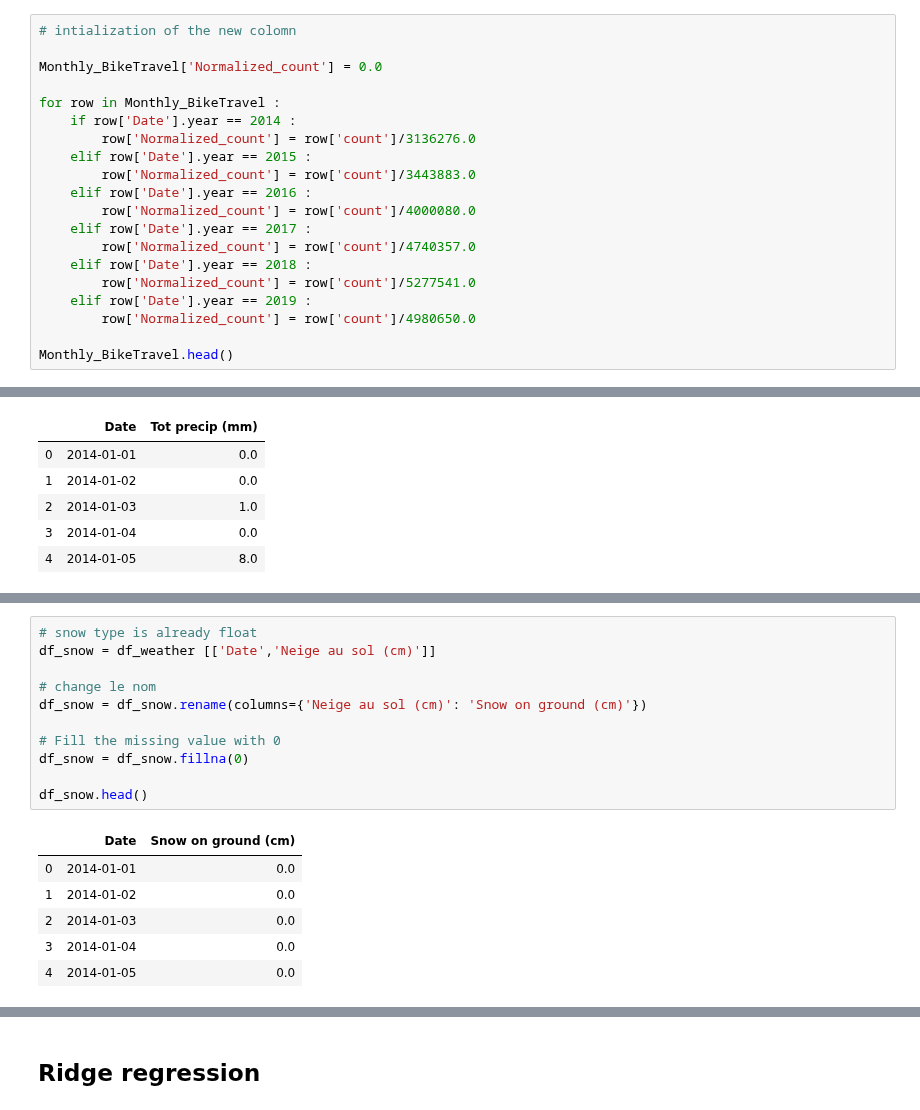
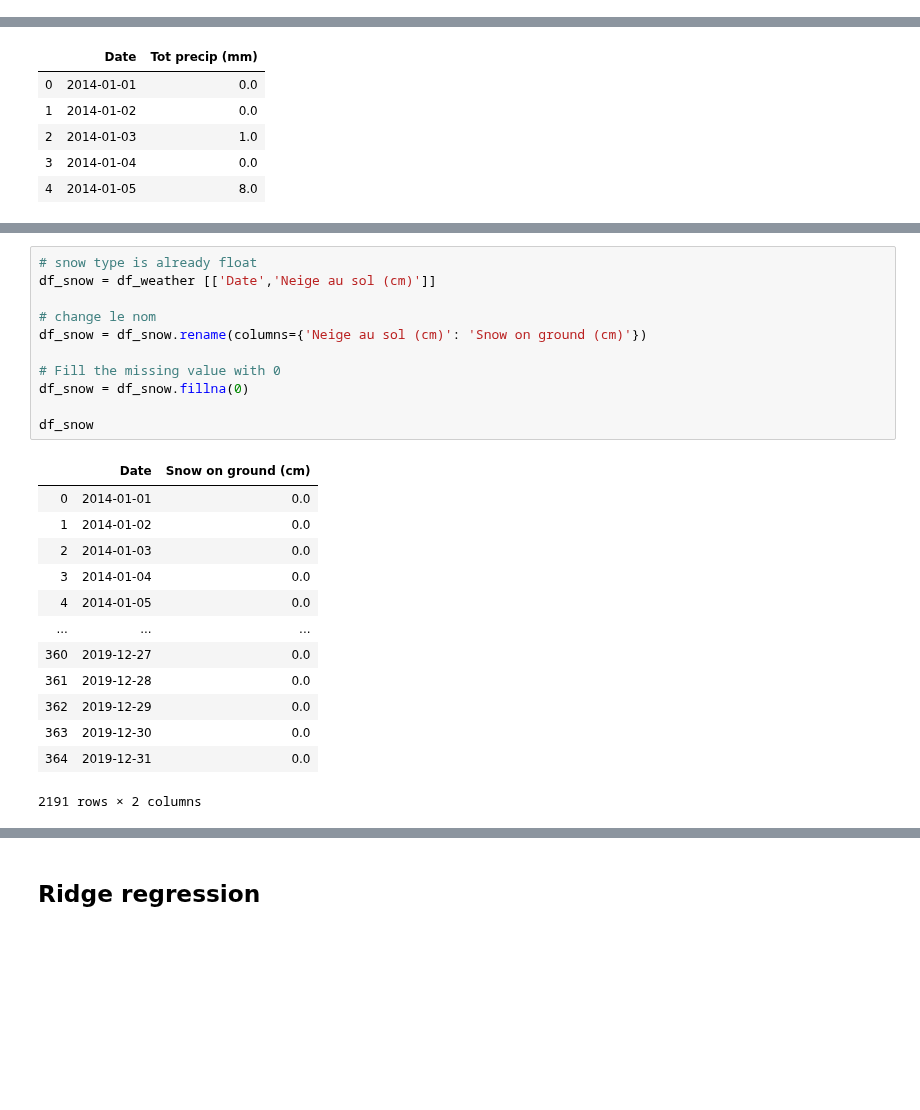
Before and after one commit to daviskia/ada-project-deep-penguin, a Jupyter notebook: Weather.ipynb, the cells around one changed output, grey strips where cells are left out. Saved outputs shown, nothing was run; the diff lists cells and outputs as text; blank space fills up the shorter version.

```diff
--- a/Weather.ipynb
+++ b/Weather.ipynb
@@ -240,20 +226,0 @@ AttributeError: 'Series' object has no attribute 'datetime'
-# %%
-# intialization of the new colomn
-
-Monthly_BikeTravel['Normalized_count'] = 0.0
-
-for row in Monthly_BikeTravel :
-    if row['Date'].year == 2014 :
-        row['Normalized_count'] = row['count']/3136276.0
-    elif row['Date'].year == 2015 :
-        row['Normalized_count'] = row['count']/3443883.0
-    elif row['Date'].year == 2016 :
-        row['Normalized_count'] = row['count']/4000080.0
-    elif row['Date'].year == 2017 :
-        row['Normalized_count'] = row['count']/4740357.0
-    elif row['Date'].year == 2018 :
-        row['Normalized_count'] = row['count']/5277541.0
-    elif row['Date'].year == 2019 :
-        row['Normalized_count'] = row['count']/4980650.0
-
-Monthly_BikeTravel.head()
@@ -402,21 +423,28 @@ plt.xticks(rotation = 45);
 # %%
 # snow type is already float
 df_snow = df_weather [['Date','Neige au sol (cm)']]
 
 # change le nom
 df_snow = df_snow.rename(columns={'Neige au sol (cm)': 'Snow on ground (cm)'})
 
 # Fill the missing value with 0
 df_snow = df_snow.fillna(0)
 
-df_snow.head()
+df_snow
 # %% [output]
 |  | Date | Snow on ground (cm) |
 | 0 | 2014-01-01 | 0.0 |
 | 1 | 2014-01-02 | 0.0 |
 | 2 | 2014-01-03 | 0.0 |
 | 3 | 2014-01-04 | 0.0 |
 | 4 | 2014-01-05 | 0.0 |
+| ... | ... | ... |
+| 360 | 2019-12-27 | 0.0 |
+| 361 | 2019-12-28 | 0.0 |
+| 362 | 2019-12-29 | 0.0 |
+| 363 | 2019-12-30 | 0.0 |
+| 364 | 2019-12-31 | 0.0 |
+2191 rows × 2 columns
 # %%
 # Visualisation of data
 
```
Also changed, not shown: parts of 40 cells of this notebook.
